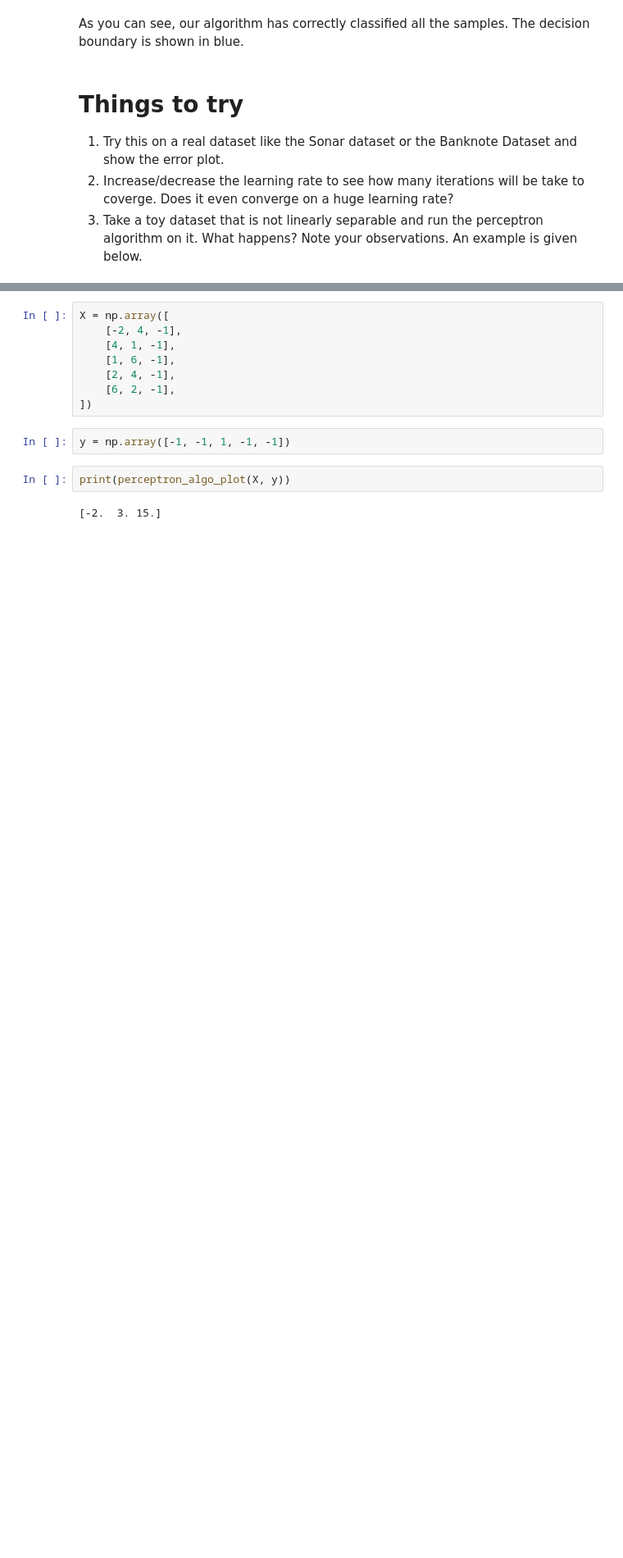
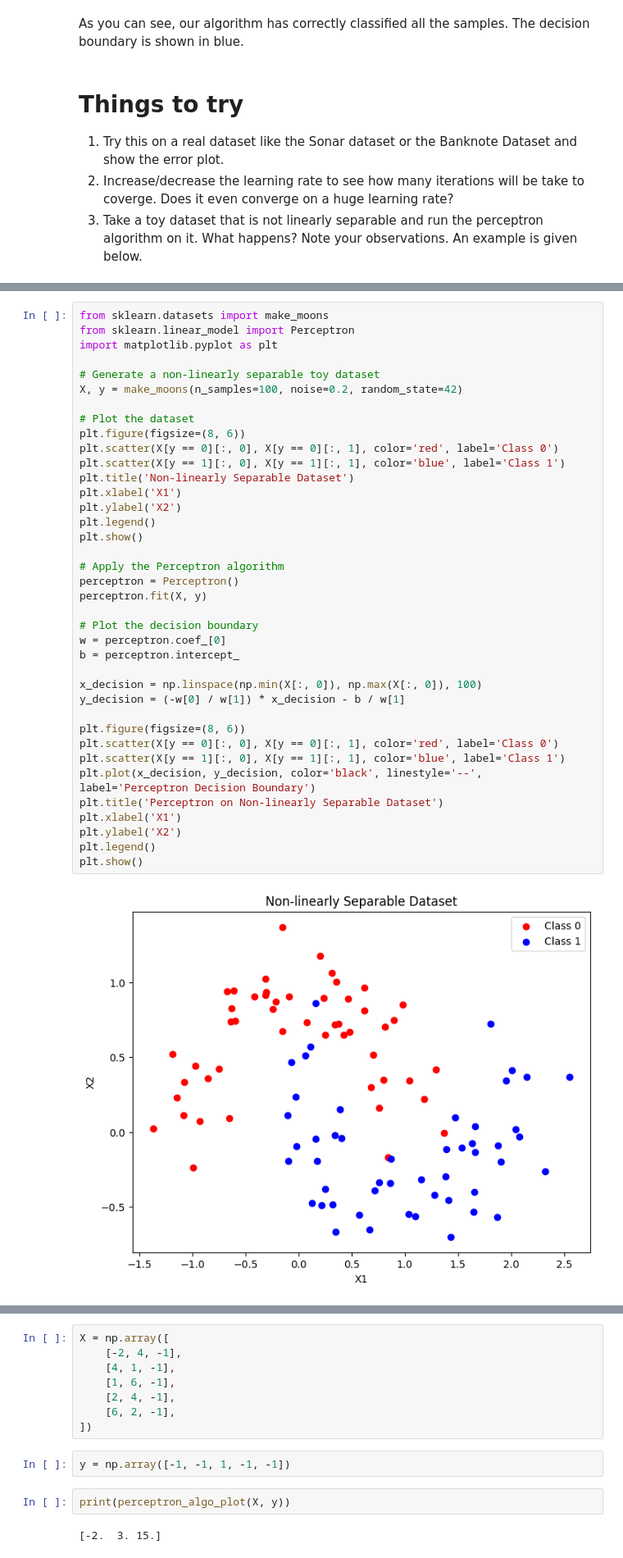
Before and after one commit to Kalyanireddy78/FMML-LAB--1, a Jupyter notebook: Copy_of_FMML_Module4_Lab1_2024.ipynb, the cells around one changed output, grey strips where cells are left out. Shown at 82% size. Cells and saved outputs as stored; diff of their text form; blank space fills up the shorter version.

```diff
--- a/Copy_of_FMML_Module4_Lab1_2024.ipynb
+++ b/Copy_of_FMML_Module4_Lab1_2024.ipynb
@@ -136,0 +239,40 @@ As you can see, our algorithm has correctly classified all the samples. The deci
+# %%
+from sklearn.datasets import make_moons
+from sklearn.linear_model import Perceptron
+import matplotlib.pyplot as plt
+
+# Generate a non-linearly separable toy dataset
+X, y = make_moons(n_samples=100, noise=0.2, random_state=42)
+
+# Plot the dataset
+plt.figure(figsize=(8, 6))
+plt.scatter(X[y == 0][:, 0], X[y == 0][:, 1], color='red', label='Class 0')
+plt.scatter(X[y == 1][:, 0], X[y == 1][:, 1], color='blue', label='Class 1')
+plt.title('Non-linearly Separable Dataset')
+plt.xlabel('X1')
+plt.ylabel('X2')
+plt.legend()
+plt.show()
+
+# Apply the Perceptron algorithm
+perceptron = Perceptron()
+perceptron.fit(X, y)
+
+# Plot the decision boundary
+w = perceptron.coef_[0]
+b = perceptron.intercept_
+
+x_decision = np.linspace(np.min(X[:, 0]), np.max(X[:, 0]), 100)
+y_decision = (-w[0] / w[1]) * x_decision - b / w[1]
+
+plt.figure(figsize=(8, 6))
+plt.scatter(X[y == 0][:, 0], X[y == 0][:, 1], color='red', label='Class 0')
+plt.scatter(X[y == 1][:, 0], X[y == 1][:, 1], color='blue', label='Class 1')
+plt.plot(x_decision, y_decision, color='black', linestyle='--', label='Perceptron Decision Boundary')
+plt.title('Perceptron on Non-linearly Separable Dataset')
+plt.xlabel('X1')
+plt.ylabel('X2')
+plt.legend()
+plt.show()
+# %% [output]
+[figure, added]
```
Also changed, not shown: parts of 13 cells of this notebook.
